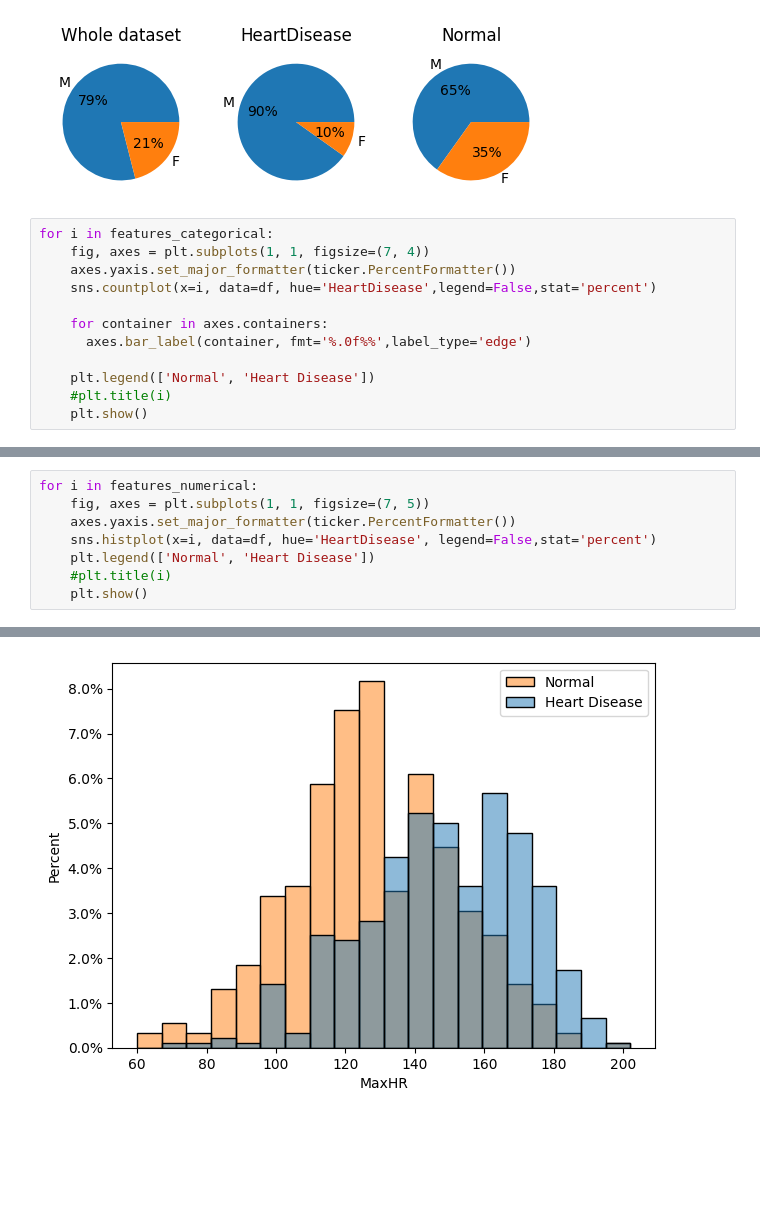
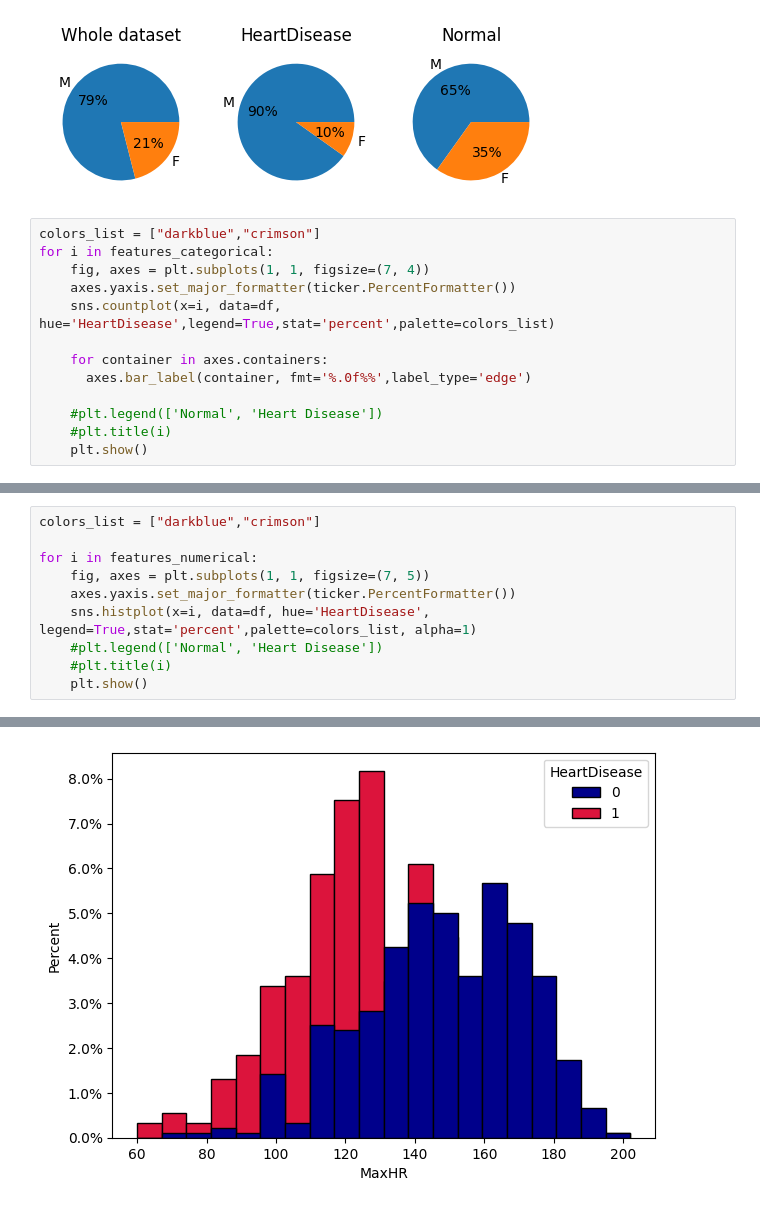
Before and after one commit to anushishah/heart_disease_UCI, a Jupyter notebook: Heart_disease_EDA.ipynb, the cells around one changed output, grey strips where cells are left out. Saved outputs shown, nothing was run; the diff lists cells and outputs as text; blank space fills up the shorter version.

```diff
--- a/Heart_disease_EDA.ipynb
+++ b/Heart_disease_EDA.ipynb
@@ -193,15 +193,16 @@ plt.show()
 # %% [output]
 [figure]
 # %%
+colors_list = ["darkblue","crimson"]
 for i in features_categorical:
     fig, axes = plt.subplots(1, 1, figsize=(7, 4))
     axes.yaxis.set_major_formatter(ticker.PercentFormatter())
-    sns.countplot(x=i, data=df, hue='HeartDisease',legend=False,stat='percent')
+    sns.countplot(x=i, data=df, hue='HeartDisease',legend=True,stat='percent',palette=colors_list)
 
     for container in axes.containers:
       axes.bar_label(container, fmt='%.0f%%',label_type='edge')
 
-    plt.legend(['Normal', 'Heart Disease'])
+    #plt.legend(['Normal', 'Heart Disease'])
     #plt.title(i)
     plt.show()
 # %% [output]
@@ -213,9 +214,11 @@ for i in features_categorical:
 # %%
+colors_list = ["darkblue","crimson"]
+
 for i in features_numerical:
     fig, axes = plt.subplots(1, 1, figsize=(7, 5))
     axes.yaxis.set_major_formatter(ticker.PercentFormatter())
-    sns.histplot(x=i, data=df, hue='HeartDisease', legend=False,stat='percent')
-    plt.legend(['Normal', 'Heart Disease'])
+    sns.histplot(x=i, data=df, hue='HeartDisease', legend=True,stat='percent',palette=colors_list, alpha=1)
+    #plt.legend(['Normal', 'Heart Disease'])
     #plt.title(i)
     plt.show()
 # %% [output]
@@ -226 +229 @@ for i in features_numerical:
-[figure, old version]
+[figure, new version]
```
Also changed, not shown: parts of 8 cells of this notebook.
